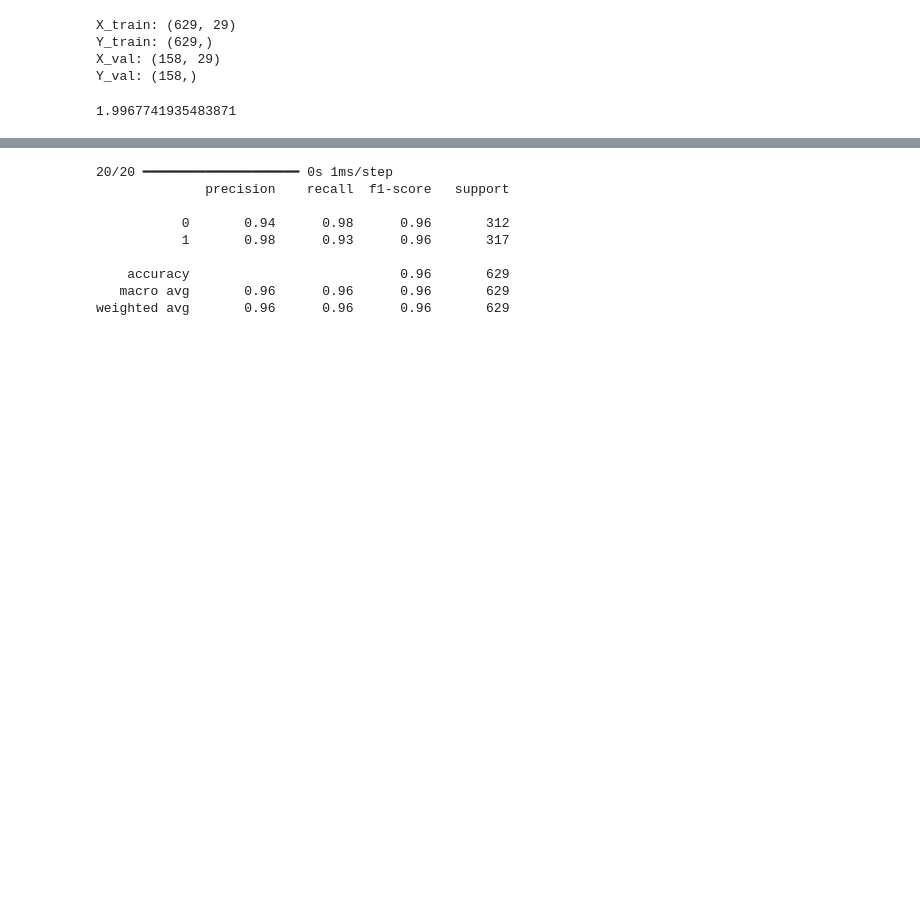
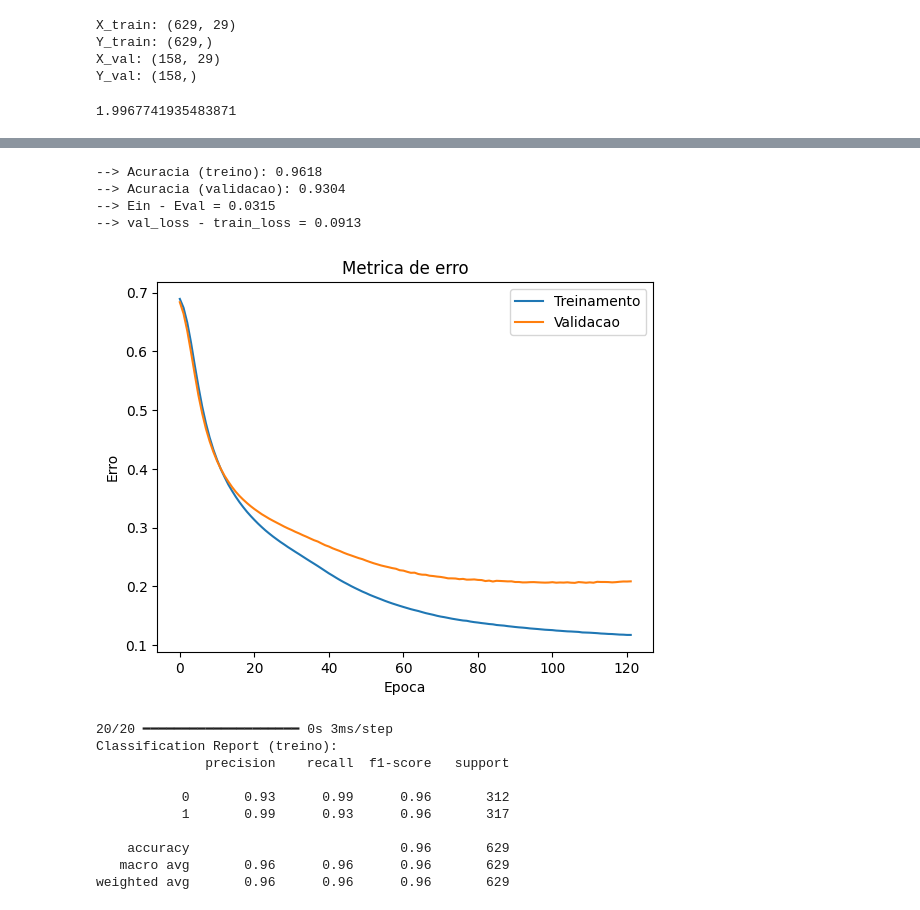
Before and after one commit to HodricVieira/Reconhecimento-de-digitos-ML-2023.2, a Jupyter notebook: Projeto 2.1/rede_neural.ipynb, the cells around one changed output, grey strips where cells are left out. Saved outputs shown, nothing was run; the diff lists cells and outputs as text; code cells hidden in the pictures; blank space fills up the shorter version.

Commit message:
defini os hiperparametros da rede e computei os resultados

```diff
--- a/Projeto 2.1/rede_neural.ipynb
+++ b/Projeto 2.1/rede_neural.ipynb
@@ -314,0 +321,21 @@ Epoch 250/250
+# %%
+# Criando a rede neural
+model = Sequential()
+# Adicionando as camadas e os neurônios em cada camada
+model.add(Dense(2, input_dim=29, kernel_initializer='normal', activation='selu')) #quantidade de neuronios na camada escondida, nº de features
+model.add(Dense(1, kernel_initializer='normal', activation='sigmoid')) #camada de saída
+
+# Taxa de aprendizado do otimizador
+learning_rate = 0.001
+
+# Criando um otimizador Adam com a taxa de aprendizado
+otimizador = optimizers.Adam(learning_rate=learning_rate)
+
+# Adicionando uma condição de parada Early Stopping
+es = EarlyStopping(monitor='val_loss', mode='min', verbose=1, patience=15)
+
+# Compilando o modelo
+model.compile(loss = 'binary_crossentropy', optimizer = otimizador, metrics = ['accuracy'])
+# %%
+# Treinando o modelo
+history = model.fit(X_train, Y_train, validation_data=(X_val, Y_val), epochs=250, batch_size=BATCH_SIZE, verbose=1, callbacks=[es])
@@ -315,13 +360,39 @@ Epoch 250/250
+# %%
+# Calculando a acuracia
+_, accuracy_train = model.evaluate(X_train, Y_train, batch_size=BATCH_SIZE, verbose=0)
+_, accuracy_val = model.evaluate(X_val, Y_val, batch_size=BATCH_SIZE, verbose=0)
+
+# Plotando os resultados
+plt.plot(history.history['loss'])
+plt.plot(history.history['val_loss'])
+plt.title('Metrica de erro')
+plt.ylabel('Erro')
+plt.xlabel('Epoca')
+plt.legend(['Treinamento', 'Validacao'])
+
+
+print(f'--> Acuracia (treino): {accuracy_train:.4f}')
+print(f'--> Acuracia (validacao): {accuracy_val:.4f}')
+print(f"--> Ein - Eval = {accuracy_train - accuracy_val:.4f}")
+print(f"--> val_loss - train_loss = {(history.history['val_loss'][-1] - history.history['loss'][-1]):.4f}\n")
+# %% [output]
+--> Acuracia (treino): 0.9618
+--> Acuracia (validacao): 0.9304
+--> Ein - Eval = 0.0315
+--> val_loss - train_loss = 0.0913
+[figure, added]
 # %%
-# Calcule o accuracy_score para o conjunto de treino
+# Avaliando o modelo com o classification report
 Y_pred_train = np.round(model.predict(X_train))
+print('Classification Report (treino):')
 print(classification_report(Y_train, Y_pred_train))
 # %% [output]
-20/20 ━━━━━━━━━━━━━━━━━━━━ 0s 1ms/step
+20/20 ━━━━━━━━━━━━━━━━━━━━ 0s 3ms/step
+Classification Report (treino):
               precision    recall  f1-score   support
 
-           0       0.94      0.98      0.96       312
-           1       0.98      0.93      0.96       317
+           0       0.93      0.99      0.96       312
+           1       0.99      0.93      0.96       317
 
     accuracy                           0.96       629
    macro avg       0.96      0.96      0.96       629
```
Also changed, not shown: parts of 7 cells of this notebook.
